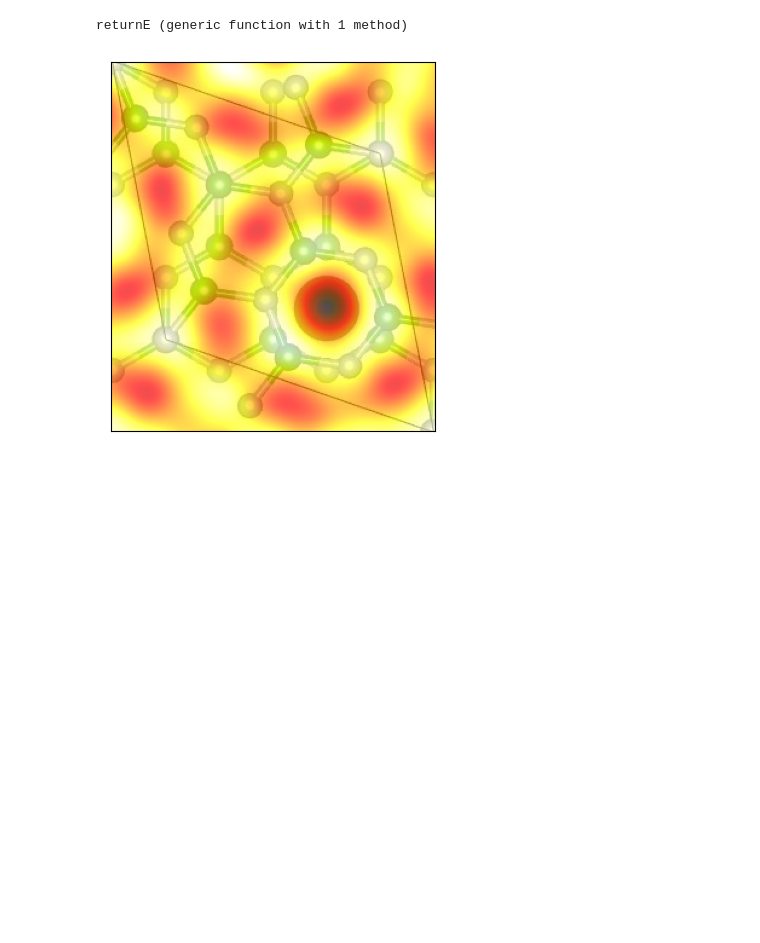
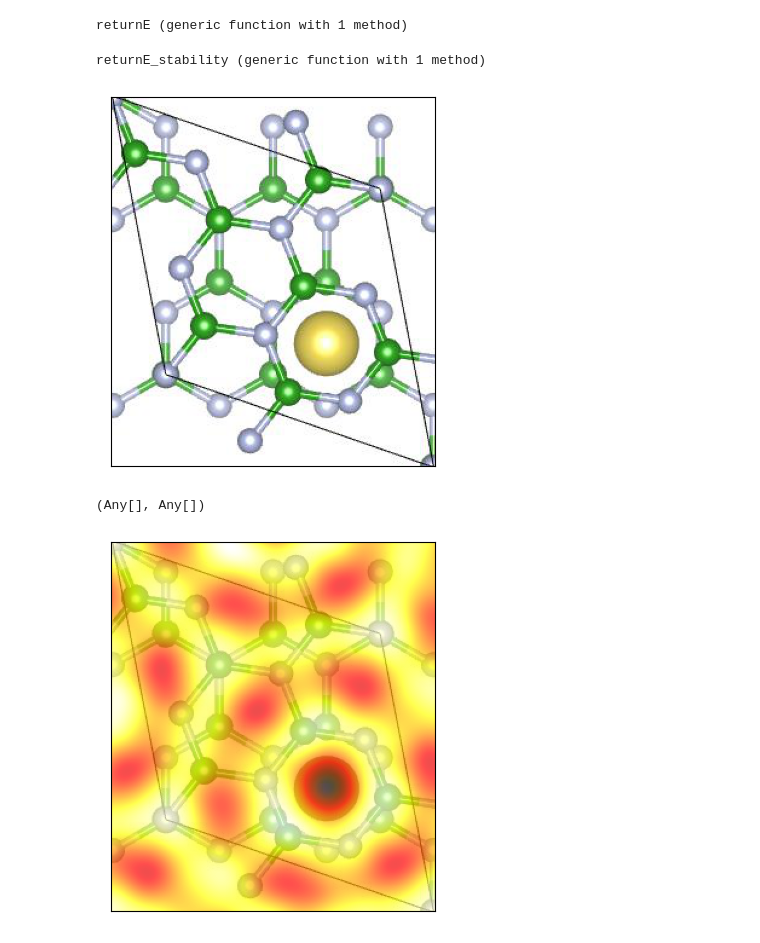
Before and after one commit to AliGhorashiCMT/Plasmons_Paper, a Jupyter notebook: Moire_Figs/Moire7_with_Alkali/Sodium/optimizing_na_position/Analyze.ipynb, the cells around one changed output. Saved outputs shown, nothing was run; the diff lists cells and outputs as text; code cells hidden in the pictures; blank space fills up the shorter version.

```diff
--- a/Moire_Figs/Moire7_with_Alkali/Sodium/optimizing_na_position/Analyze.ipynb
+++ b/Moire_Figs/Moire7_with_Alkali/Sodium/optimizing_na_position/Analyze.ipynb
@@ -55,6 +117,27 @@ function returnE(x::Vector{<:Real})
 end
 # %% [output]
 returnE (generic function with 1 method)
+# %%
+function returnE_stability(x::Vector{<:Real})
+    i, j = Int.(round.(cartesian_to_superlattice*x))
+    i, j = rem.([i, j], 40)
+    i < 0 && (i = i+40)
+    j < 0 && (j = j+40)
+   #(i==0 && j==0) &&  println(i, " ", j)
+
+    #=(i != 9  && j != 9) && return (zEnergies_stability[i+1, j+1])
+    (i == 9  && j != 9) && return (zEnergies_stability[9, j+1])
+    (i != 9  && j == 9) && return (zEnergies_stability[i+1, 9])
+    (i == 9  && j == 9) && return (zEnergies_stability[9, 9])
+=#
+    if (i < 20) && (j < 20)
+        return zEnergies_stability[i+1, j+1]
+    else
+        return 0
+    end
+end
+# %% [output]
+returnE_stability (generic function with 1 method)
 # %%
 N=400
 EnergyArray = zeros(N, N)
@@ -68,5 +161,14 @@ end
 # %%
 Moire_Fig = imread("Moire.jpg");
+# %%
+imshow(Moire_Fig, alpha=1, cmap="hot")
+ylim(377, 71)
+xlim(112, 380)
+xticks(Float64[])
+yticks(Float64[])
+# %% [output]
+[figure, added]
+(Any[], Any[])
 # %%
 imshow(Moire_Fig, alpha=1, cmap="hot")
 img = ndimage.gaussian_filter(np.rot90(EnergyArray), sigma=10)
```
Also changed, not shown: parts of 19 cells of this notebook.
